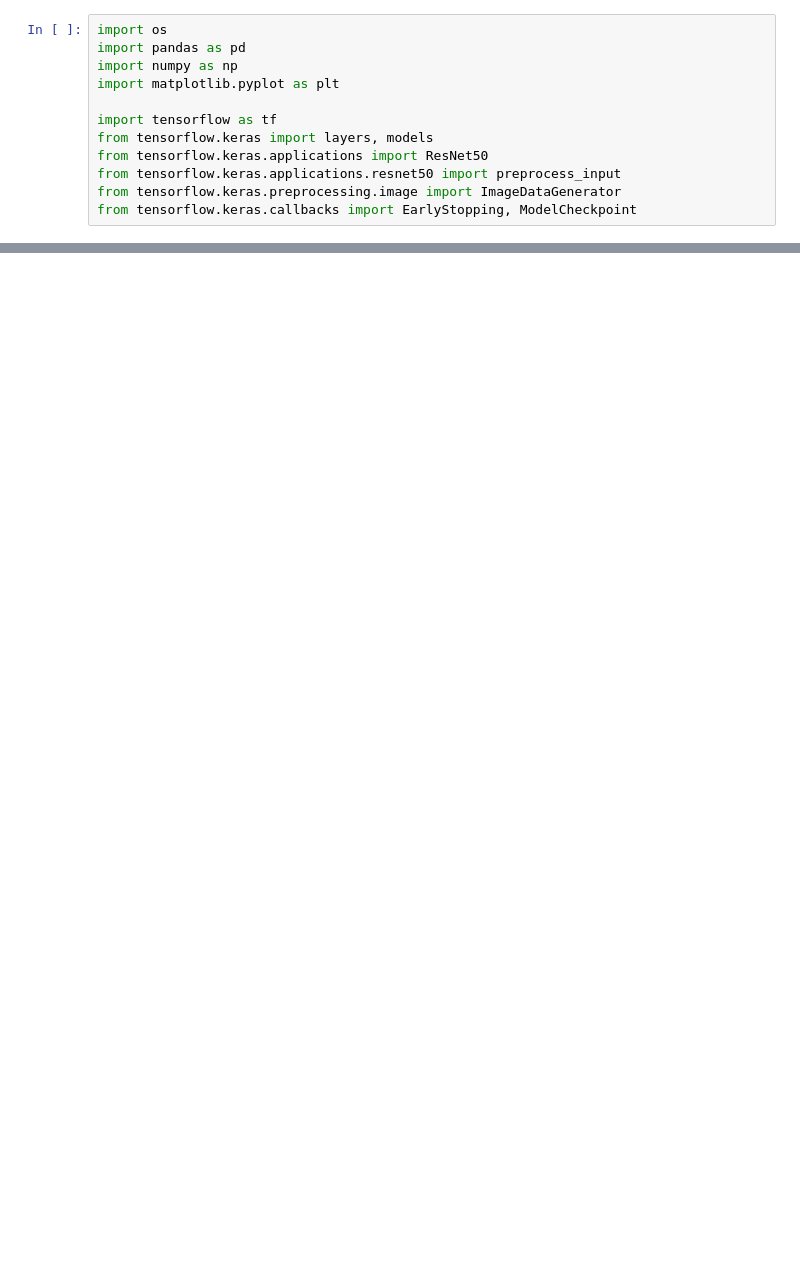
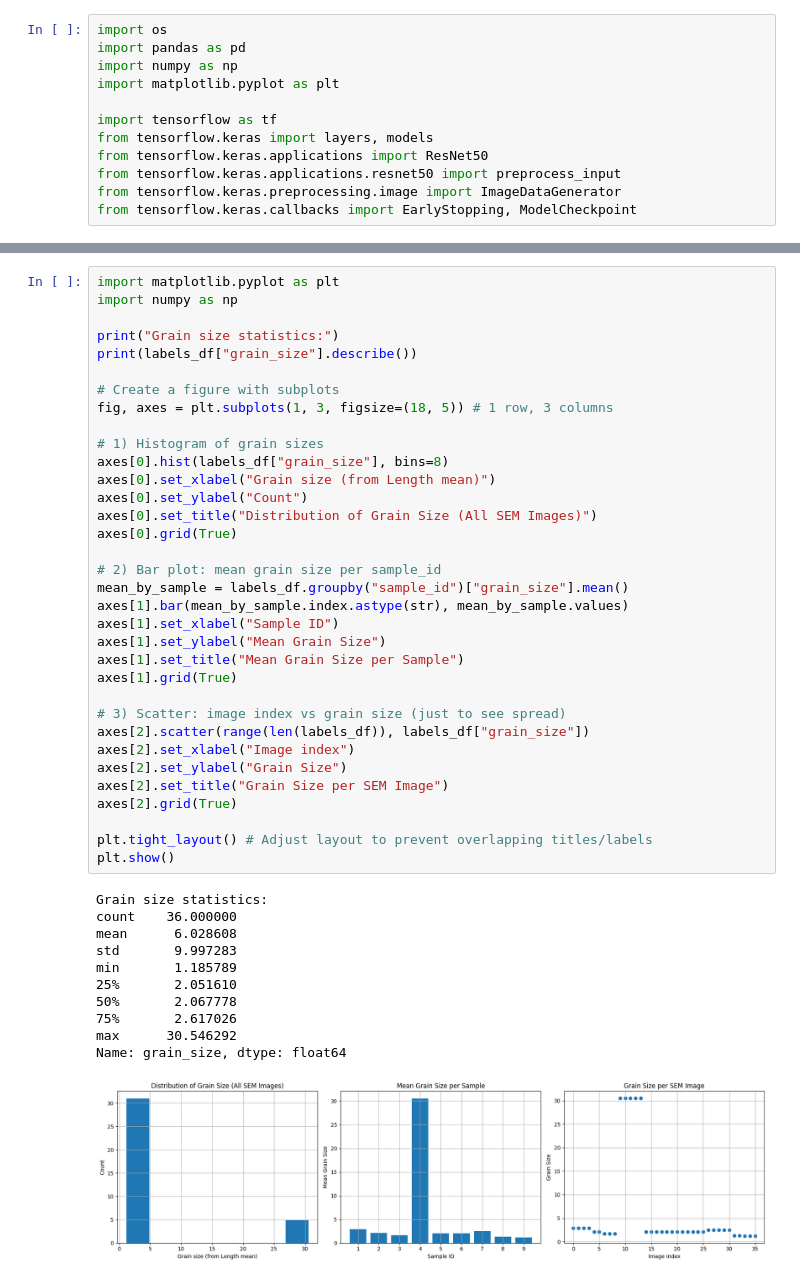
Before and after one commit to Srish-ty/resnet-SEM-microstructure-predictor, a Jupyter notebook: Grain_size_predictior_using_SEM.ipynb, the cells around one changed output, grey strips where cells are left out. Cells and saved outputs as stored; diff of their text form; blank space fills up the shorter version.

```diff
--- a/Grain_size_predictior_using_SEM.ipynb
+++ b/Grain_size_predictior_using_SEM.ipynb
@@ -113,0 +156,46 @@ Sheet: 'result_9'  -> sample_id used for matching: '9'
+# %%
+import matplotlib.pyplot as plt
+import numpy as np
+
+print("Grain size statistics:")
+print(labels_df["grain_size"].describe())
+
+# Create a figure with subplots
+fig, axes = plt.subplots(1, 3, figsize=(18, 5)) # 1 row, 3 columns
+
+# 1) Histogram of grain sizes
+axes[0].hist(labels_df["grain_size"], bins=8)
+axes[0].set_xlabel("Grain size (from Length mean)")
+axes[0].set_ylabel("Count")
+axes[0].set_title("Distribution of Grain Size (All SEM Images)")
+axes[0].grid(True)
+
+# 2) Bar plot: mean grain size per sample_id
+mean_by_sample = labels_df.groupby("sample_id")["grain_size"].mean()
+axes[1].bar(mean_by_sample.index.astype(str), mean_by_sample.values)
+axes[1].set_xlabel("Sample ID")
+axes[1].set_ylabel("Mean Grain Size")
+axes[1].set_title("Mean Grain Size per Sample")
+axes[1].grid(True)
+
+# 3) Scatter: image index vs grain size (just to see spread)
+axes[2].scatter(range(len(labels_df)), labels_df["grain_size"])
+axes[2].set_xlabel("Image index")
+axes[2].set_ylabel("Grain Size")
+axes[2].set_title("Grain Size per SEM Image")
+axes[2].grid(True)
+
+plt.tight_layout() # Adjust layout to prevent overlapping titles/labels
+plt.show()
+# %% [output]
+Grain size statistics:
+count    36.000000
+mean      6.028608
+std       9.997283
+min       1.185789
+25%       2.051610
+50%       2.067778
+75%       2.617026
+max      30.546292
+Name: grain_size, dtype: float64
+[figure, added]
```
Also changed, not shown: parts of 10 cells of this notebook, 1 other file.
